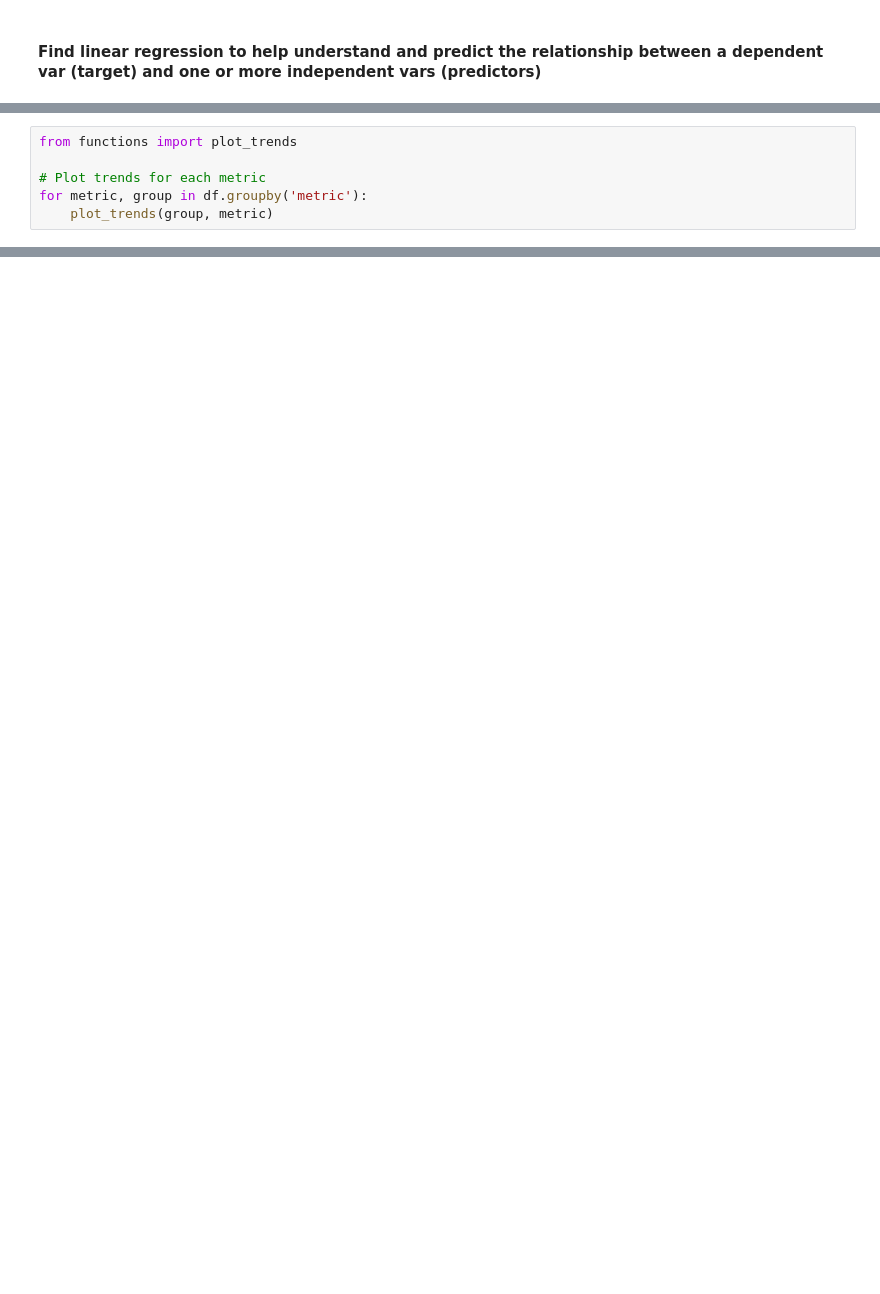
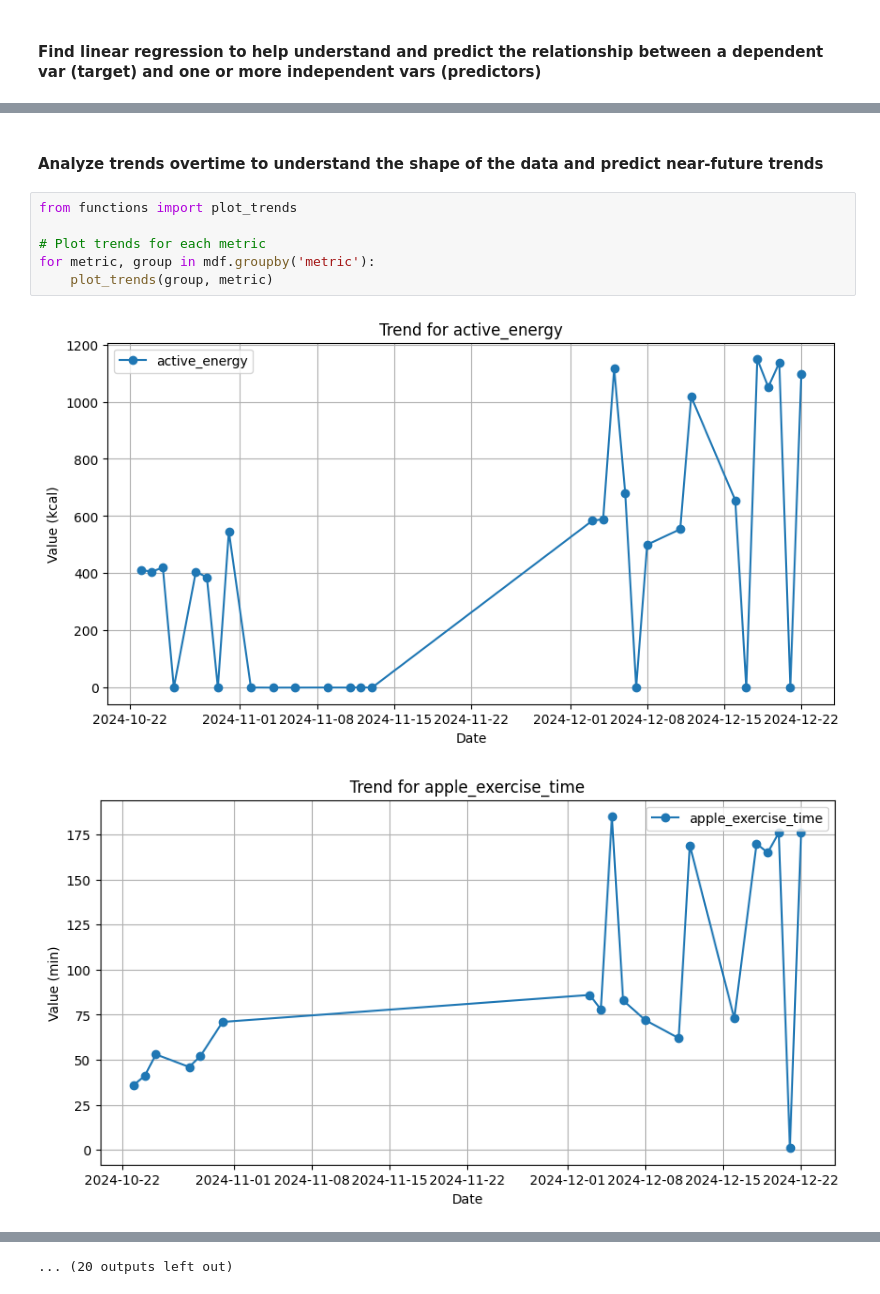
Before and after one commit to jaysaavedra18/apple-fitness-health-app, a Jupyter notebook: ml-server/data_processing/notebooks/metrics_data_analysis.ipynb, the cells around one changed output, grey strips where cells are left out. Saved outputs shown, nothing was run; the diff lists cells and outputs as text; blank space fills up the shorter version.

Commit message:
working on workouts data analysis, patching

```diff
--- a/ml-server/data_processing/notebooks/metrics_data_analysis.ipynb
+++ b/ml-server/data_processing/notebooks/metrics_data_analysis.ipynb
@@ -94,6 +166,11 @@ linear_regression(pivoted_df, 'apple_exercise_time', 'swimming_distance')
+# %% [markdown]
+#### Analyze trends overtime to understand the shape of the data and predict near-future trends
 # %%
 from functions import plot_trends
 
 # Plot trends for each metric
-for metric, group in df.groupby('metric'):
+for metric, group in mdf.groupby('metric'):
     plot_trends(group, metric)
+# %% [output]
+[figure, added]
+[figure, added]
@@ -99,0 +187 @@ for metric, group in df.groupby('metric'):
+... (20 outputs left out)
```
Also changed, not shown: parts of 9 cells of this notebook, 1 other file.
